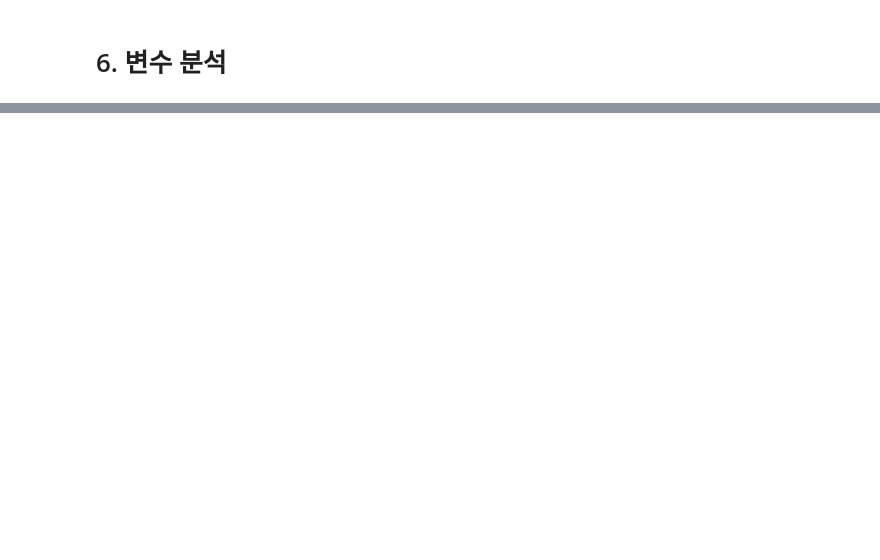
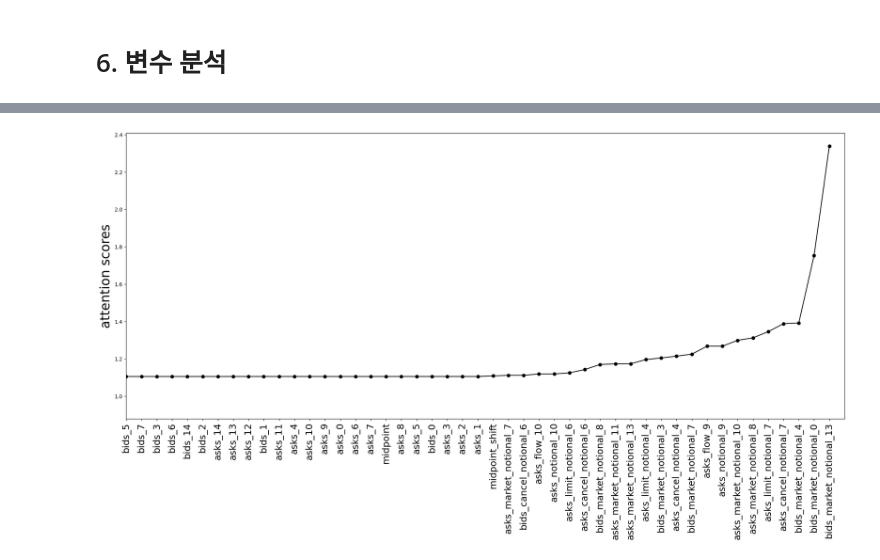
Before and after one commit to minyoung347/highfrequency, a Jupyter notebook: highfrequency.ipynb, the cells around one changed output, grey strips where cells are left out. Saved outputs shown, nothing was run; the diff lists cells and outputs as text; code cells hidden in the pictures; blank space fills up the shorter version.

```diff
--- a/highfrequency.ipynb
+++ b/highfrequency.ipynb
@@ -482,28 +459,23 @@ import torch
 import numpy as np
 import matplotlib.pyplot as plt
 
+exp = 'BTC'
+add_random = 0
+lr = 0.001
+num_epoch = 100
+bs = 512
+tc = 10
+hs = 50
+ehs = hs
+dhs = hs
 
-firm_num = 1
-start_day = 1
-end_day = 169
-add_random = 0
-# num_variables = 81 # exclude target variable
-num_variables = 90 # exclude target variable
-lr = 0.01
-num_epoch = 10
-bs = 1024
-tc = 10
-ehs = 100
-dhs = 100
-agg_size = 100
-
-e_i = 1
+e_i = 9
 t_iter = 0
 
-attn_w = torch.load('./pt_save/attn_w_{}_{}_{}_{}_{}_{}_{}_{}_{}_{}_{}_{}_{}_{}.pt'.format(firm_num, start_day, end_day, add_random, num_variables, lr, num_epoch, bs, tc, ehs, dhs, agg_size, e_i, t_iter))
+attn_w = torch.load('./pt_save/attn_w_{}_{}_{}_{}_{}_{}_{}_{}_{}.pt'.format(exp, add_random, lr, num_epoch, bs, tc, hs, e_i, t_iter))
 attn_w = attn_w.detach().cpu().numpy()
 
-y_target = torch.load('./pt_save/y_target_{}_{}_{}_{}_{}_{}_{}_{}_{}_{}_{}_{}_{}.pt'.format(firm_num, start_day, end_day, add_random, num_variables, lr, num_epoch, bs, tc, ehs, dhs, agg_size, e_i))
+y_target = torch.load('./pt_save/y_target_{}_{}_{}_{}_{}_{}_{}_{}_{}.pt'.format(exp, add_random, lr, num_epoch, bs, tc, hs, e_i, t_iter))
 # %%
 print(np.shape(attn_w))
 print(np.shape(y_target))
@@ -513,8 +485,7 @@ print(np.shape(y_target))
 # %%
-# attn_positive = np.zeros(62*2)
-# attn_negative = np.zeros(62*2)
-attn_positive = np.zeros(num_variables)
-attn_negative = np.zeros(num_variables)
+
+attn_positive = np.zeros(np.shape(attn_w)[2])
+attn_negative = np.zeros(np.shape(attn_w)[2])
 
 print(np.shape(attn_w))
 print(np.shape(y_target))
@@ -533,0 +506,11 @@ plt.savefig('test.png')
+# %%
+fig, ax = plt.subplots(1, 1, figsize=(25, 10))
+ax.plot(list(range(len(attn_positive))), sorted(attn_positive), 'ko-')
+ax.set_xticks(range(len(df.columns[:-1])))
+ax.set_xticklabels(df.columns[:-1][np.argsort(attn_positive)])
+plt.ylabel('attention scores', fontsize=25)
+plt.xticks(rotation=90, fontsize=18)
+plt.xlim([200, np.shape(attn_w)[2]])
+plt.savefig('attention.png')
+# %% [output]
+[figure, added]
```
Also changed, not shown: parts of 18 cells of this notebook.
